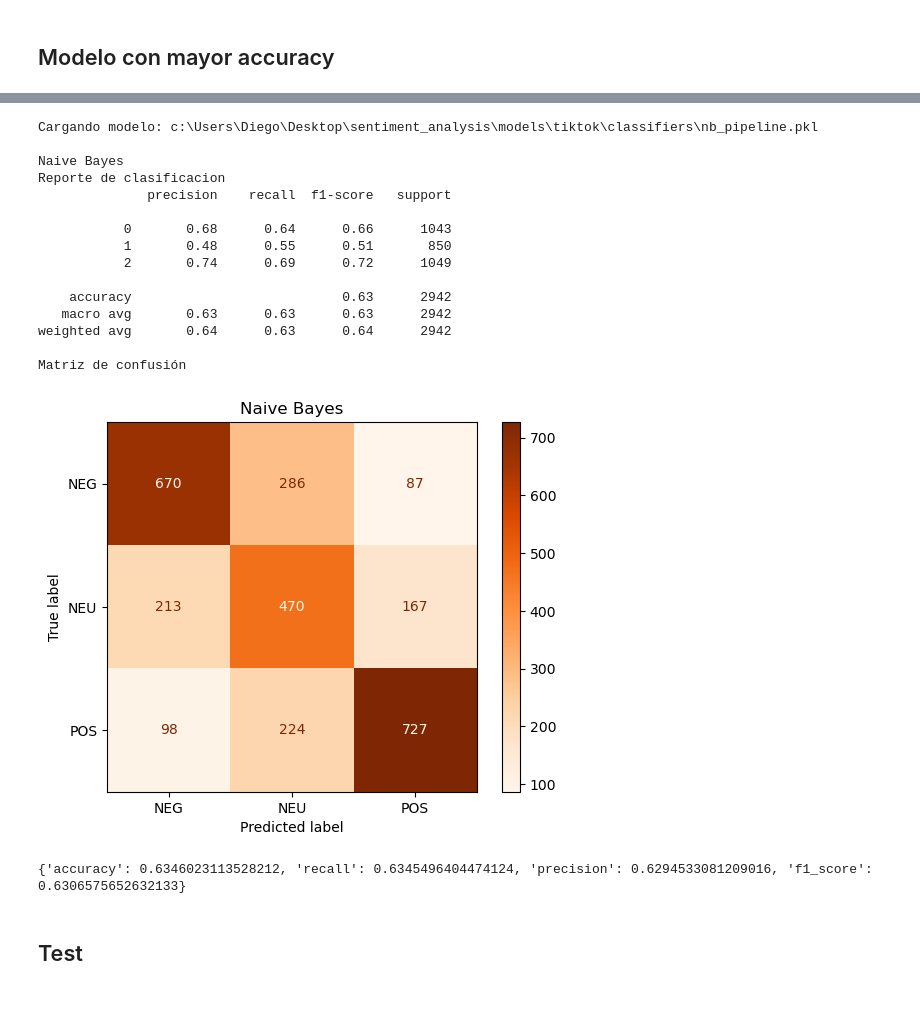
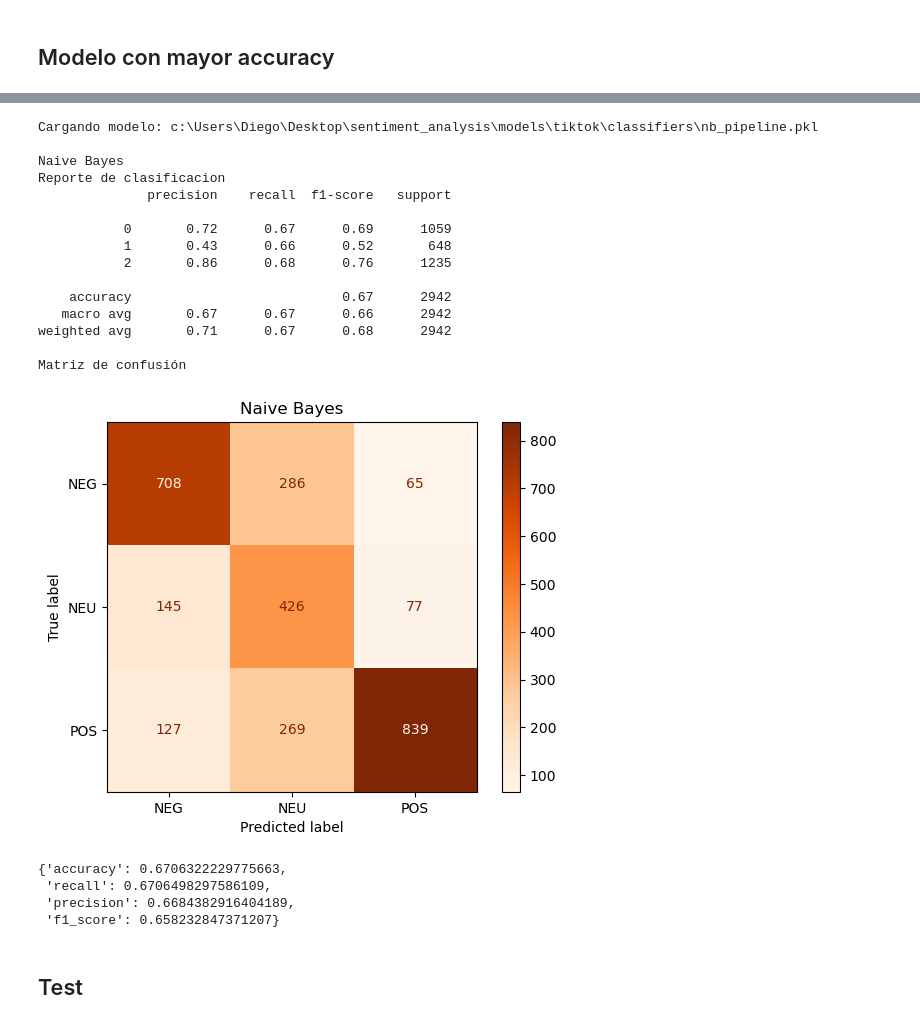
Before and after one commit to diegourielvr/sentiment_analysis, a Jupyter notebook: notebooks/tiktok/03_NB_tiktok.ipynb, the cells around one changed output, grey strips where cells are left out. Cells and saved outputs as stored; diff of their text form; code cells hidden in the pictures.

Commit message:
Ejecucion de modelos NB para tiktok

```diff
--- a/notebooks/tiktok/03_NB_tiktok.ipynb
+++ b/notebooks/tiktok/03_NB_tiktok.ipynb
@@ -12,15 +12,15 @@ if module_path not in sys.path:
 # %% [markdown]
 Importar modelo NB y cargar datos
 # %%
-from src.trainers.train_nb import train_nb
-from src.trainers.utils import build_datasets, save_metrics
-from constants.constants_tiktok import TIKTOK_DATASET_SENTENCES, TIKTOK_NB_METRICS_PATH
+from src.trainers.utils import build_datasets
+from constants.constants_tiktok import TIKTOK_DATASET_SENTENCES
 
 dataset_train, dataset_test, dataset_val = build_datasets(
     TIKTOK_DATASET_SENTENCES,
     test_size=0.3,
-    val_size=0.5, # 0.5 de 0.3
-    random_state=42
+    val_size=0.5,
+    random_state=42,
+    undersampling=True
 )
 print(dataset_train.shape)
 print(dataset_test.shape)
@@ -102,29 +105,33 @@ Name: 19, dtype: object
 # %%
+from src.trainers.utils import load_model
 from src.trainers.utils import evaluate_model
-from src.trainers.utils import load_model
+from constants.constants_tiktok import NB_PIPELINE_PATH
 
 # Evaluar modelo con datos de prueba
 pipeline = load_model(NB_PIPELINE_PATH)
 metrics = evaluate_model(pipeline, dataset_test, title="Naive Bayes")
-print(metrics)
+display(metrics)
 # %% [output]
 Cargando modelo: c:\Users\Diego\Desktop\sentiment_analysis\models\tiktok\classifiers\nb_pipeline.pkl
 
 Naive Bayes
 Reporte de clasificacion
               precision    recall  f1-score   support
 
-           0       0.68      0.64      0.66      1043
-           1       0.48      0.55      0.51       850
-           2       0.74      0.69      0.72      1049
+           0       0.72      0.67      0.69      1059
+           1       0.43      0.66      0.52       648
+           2       0.86      0.68      0.76      1235
 
-    accuracy                           0.63      2942
-   macro avg       0.63      0.63      0.63      2942
-weighted avg       0.64      0.63      0.64      2942
+    accuracy                           0.67      2942
+   macro avg       0.67      0.67      0.66      2942
+weighted avg       0.71      0.67      0.68      2942
 
 Matriz de confusión
-[figure, old version]
+[figure, new version]
-{'accuracy': 0.6346023113528212, 'recall': 0.6345496404474124, 'precision': 0.6294533081209016, 'f1_score': 0.6306575652632133}
+{'accuracy': 0.6706322229775663,
+ 'recall': 0.6706498297586109,
+ 'precision': 0.6684382916404189,
+ 'f1_score': 0.658232847371207}
 # %% [markdown]
 ## Test
 # %%
```
Also changed, not shown: parts of 5 cells of this notebook, 2 other files.
